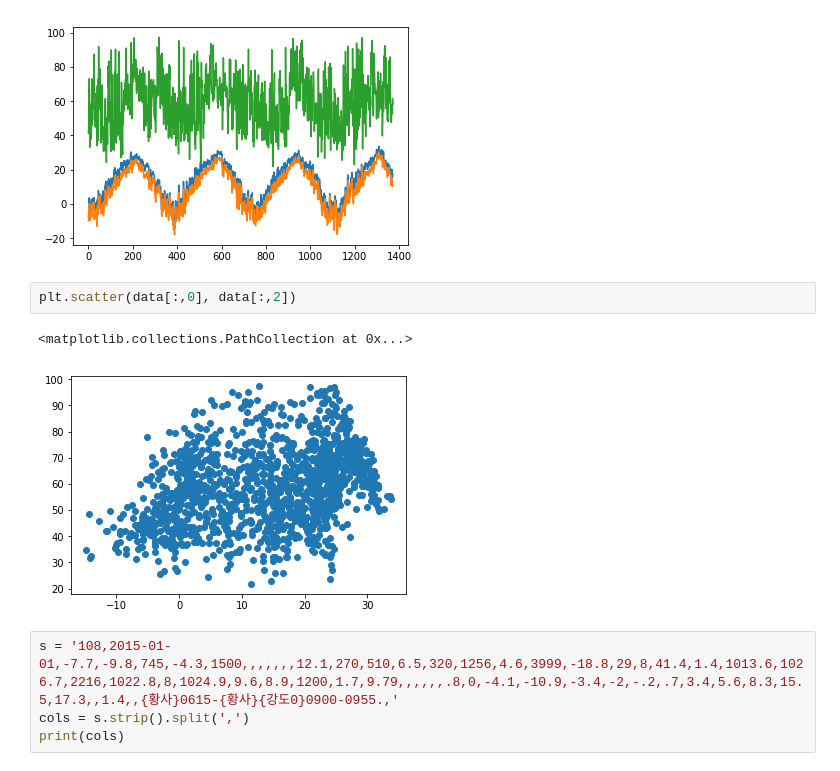
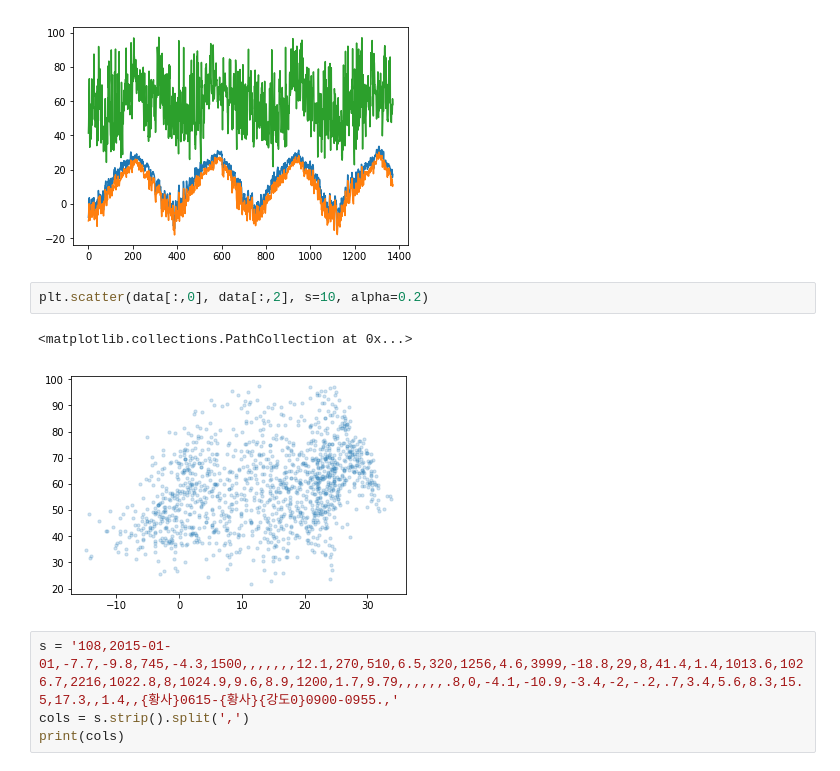
Before and after one commit to gubosd/lecture12, a Jupyter notebook: 데이터분석/02_numpy_07_파일.ipynb, the cells around one changed output. Saved outputs shown, nothing was run; the diff lists cells and outputs as text.

```diff
--- a/데이터분석/02_numpy_07_파일.ipynb
+++ b/데이터분석/02_numpy_07_파일.ipynb
@@ -409,10 +413,10 @@ plt.plot(data)
  <matplotlib.lines.Line2D at 0x...>]
 [figure]
 # %%
-plt.scatter(data[:,0], data[:,2])
+plt.scatter(data[:,0], data[:,2], s=10, alpha=0.2)
 # %% [output]
 <matplotlib.collections.PathCollection at 0x...>
-[figure, old version]
+[figure, new version]
 # %%
 s = '108,2015-01-01,-7.7,-9.8,745,-4.3,1500,,,,,,,12.1,270,510,6.5,320,1256,4.6,3999,-18.8,29,8,41.4,1.4,1013.6,1026.7,2216,1022.8,8,1024.9,9.6,8.9,1200,1.7,9.79,,,,,,.8,0,-4.1,-10.9,-3.4,-2,-.2,.7,3.4,5.6,8.3,15.5,17.3,,1.4,,{황사}0615-{황사}{강도0}0900-0955.,'
 cols = s.strip().split(',')
```
Also changed, not shown: parts of 22 cells of this notebook, 1 other file.
